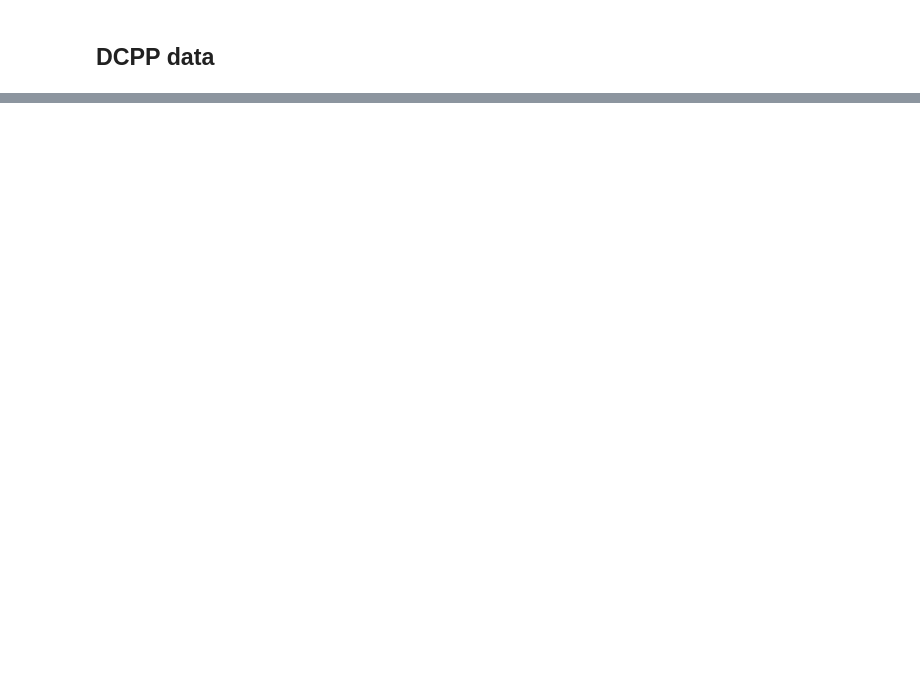
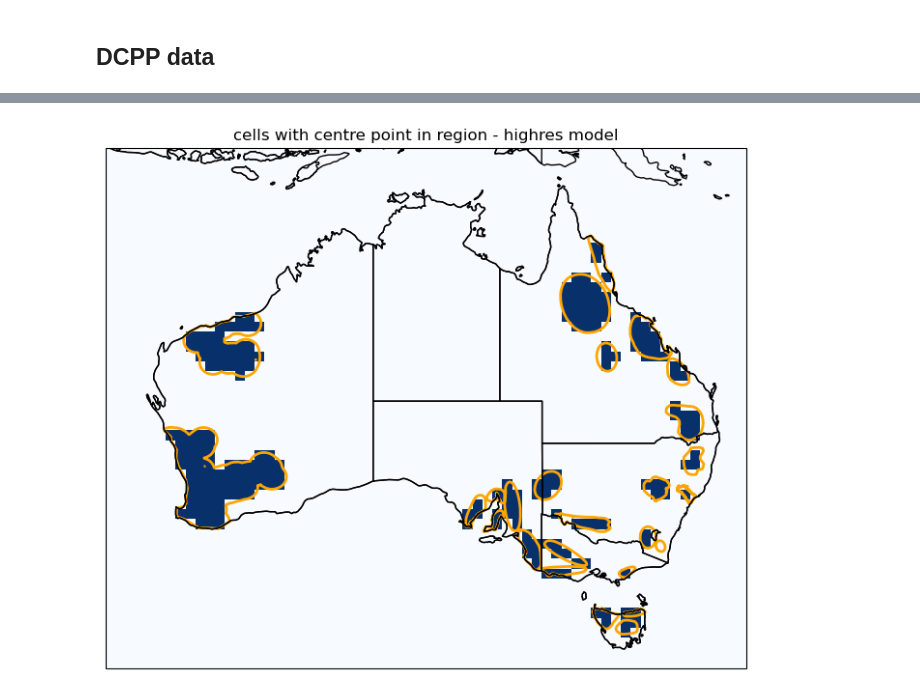
Before and after one commit to AusClimateService/unseen-projects, a Jupyter notebook: project-wind-drought/testing.ipynb, the cells around one changed output, grey strips where cells are left out. Drawn from its saved outputs; the diff is of its cells as text; code cells hidden in the pictures; blank space fills up the shorter version.

```diff
--- a/project-wind-drought/testing.ipynb
+++ b/project-wind-drought/testing.ipynb
@@ -55,0 +131,4 @@ ds_highres = xr.open_dataset(infile_highres)
+# %%
+plot_mask('centre', 'highres')
+# %% [output]
+[figure, added]
```
Also changed, not shown: parts of 36 cells of this notebook, 1 other file.
